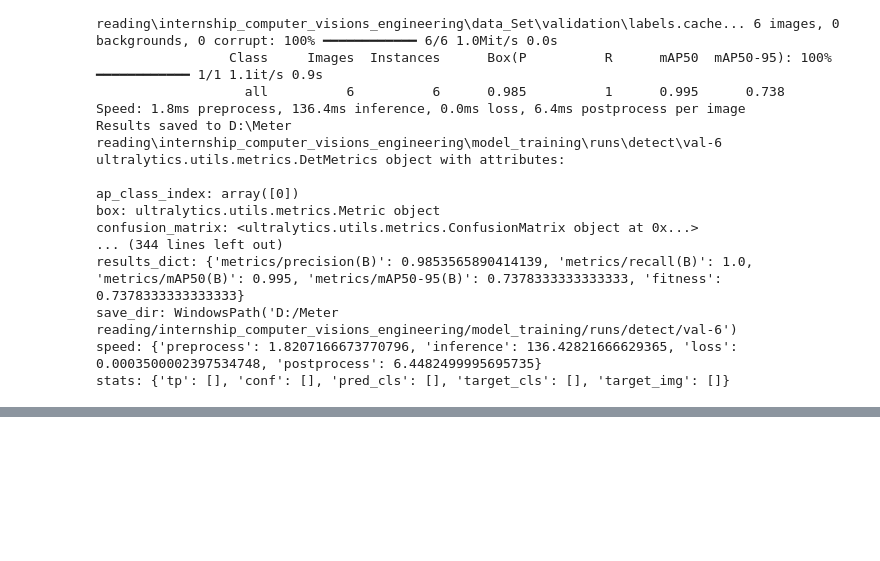
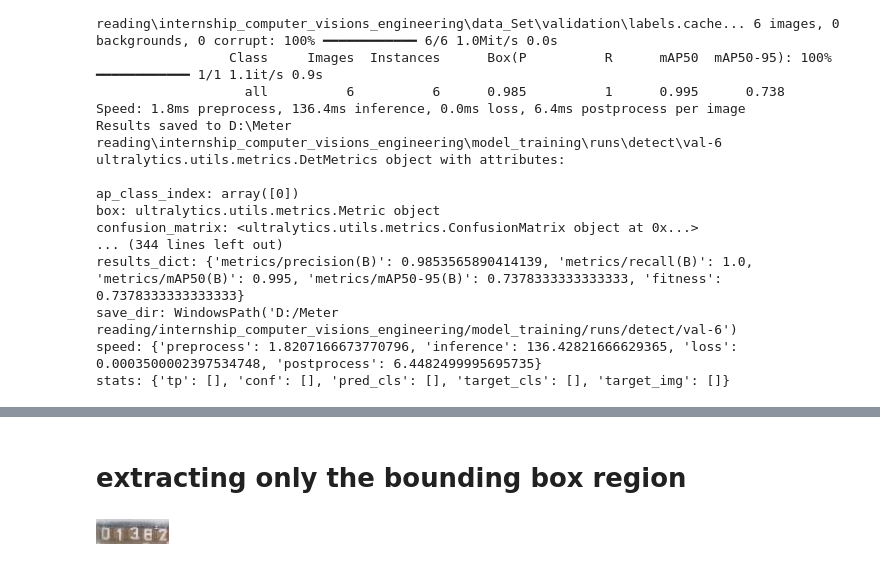
Before and after one commit to Uzair047C/internship_computer_visions_engineering, a Jupyter notebook: model_training/training.ipynb, the cells around one changed output, grey strips where cells are left out. Saved outputs shown, nothing was run; the diff lists cells and outputs as text; code cells hidden in the pictures; blank space fills up the shorter version.

```diff
--- a/model_training/training.ipynb
+++ b/model_training/training.ipynb
@@ -169,12 +167,17 @@ display(Image.fromarray(img))
+# %% [markdown]
+# extracting only the bounding box region
 # %%
 boxes = pred[0].boxes.xyxy.cpu().numpy().astype(int)
 source_img = pred[0].orig_img
 
 if len(boxes) == 0:
     print("No bounding boxes found.")
 else:
     for i, (x1, y1, x2, y2) in enumerate(boxes):
         crop = source_img[y1:y2, x1:x2]
         crop_rgb = cv2.cvtColor(crop, cv2.COLOR_BGR2RGB)
-        display(Image.fromarray(crop_rgb))
+        img1=Image.fromarray(crop_rgb)
+        display(img1)
         Image.fromarray(crop_rgb).save(f"crop_{i}.png")
+# %% [output]
+[figure, added]
```
Also changed, not shown: parts of 4 cells of this notebook, 4 other files.
